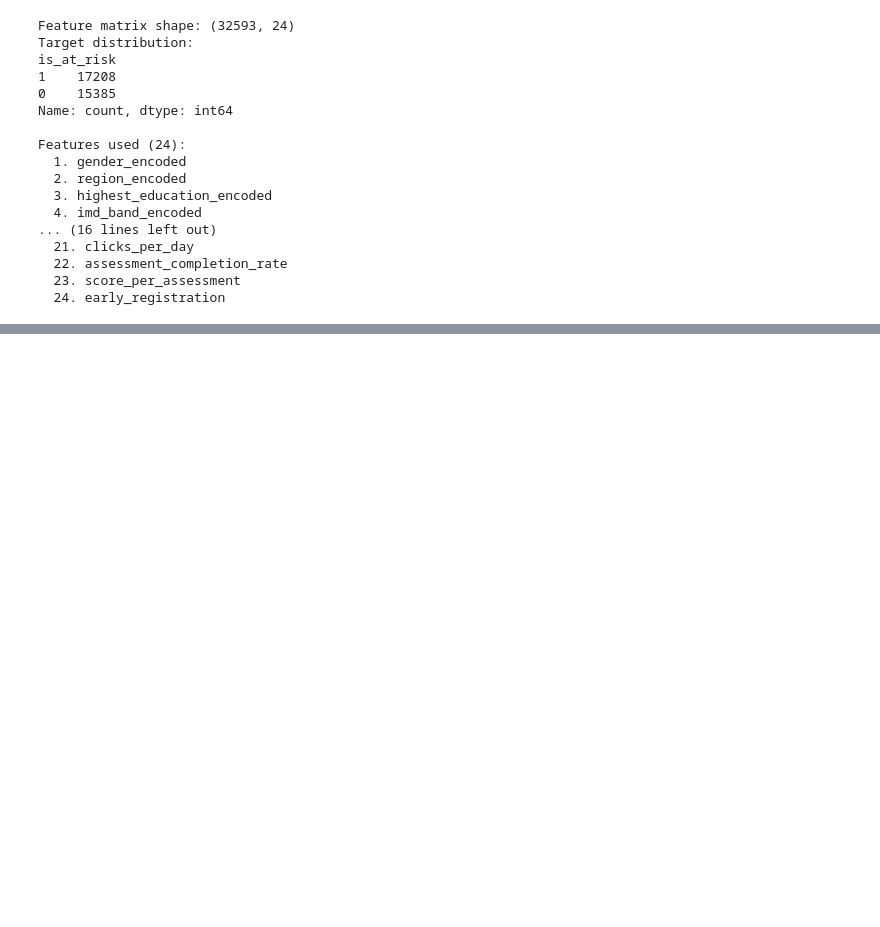
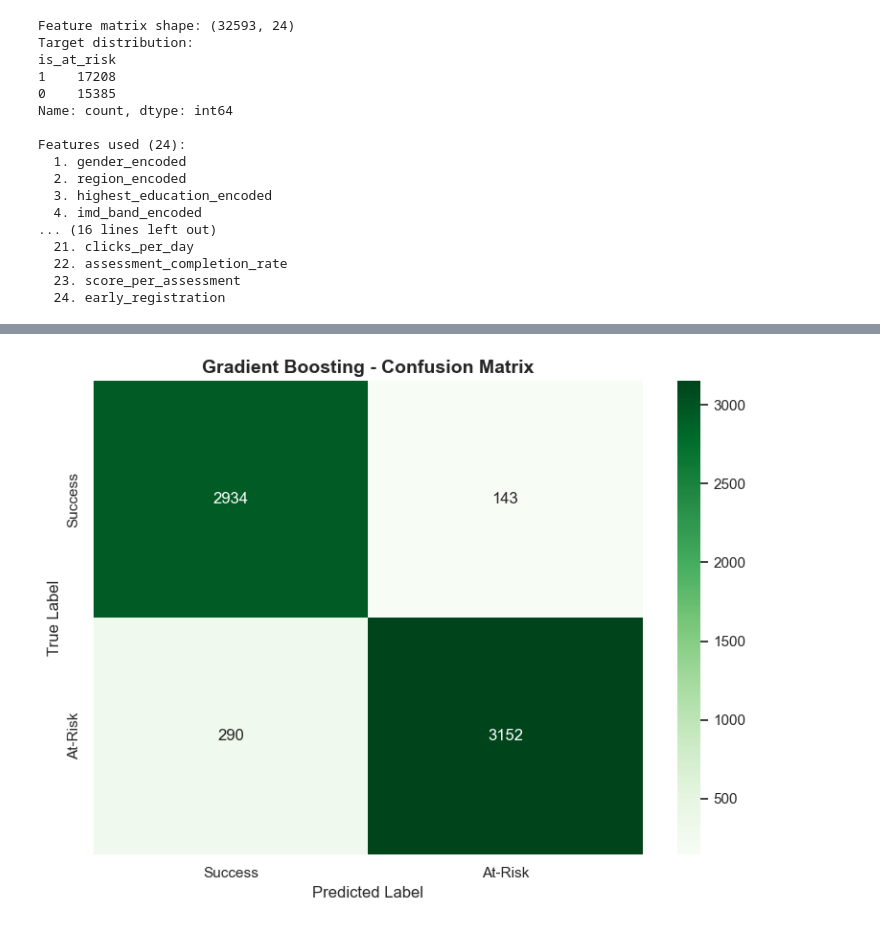
Before and after one commit to SDPcodes/student-performance-analytics, a Jupyter notebook: analytics_notebook.ipynb, the cells around one changed output, grey strips where cells are left out. Saved outputs shown, nothing was run; the diff lists cells and outputs as text; code cells hidden in the pictures; blank space fills up the shorter version.

```diff
--- a/analytics_notebook.ipynb
+++ b/analytics_notebook.ipynb
@@ -724,0 +833,31 @@ Features used (24):
+# %%
+# train
+gb_model = GradientBoostingClassifier(
+    n_estimators=200,
+    max_depth=5,
+    learning_rate=0.1,
+    min_samples_split=5,
+    min_samples_leaf=2,
+    subsample=0.8,
+    random_state=42
+)
+gb_model.fit(X_train_scaled, y_train)
+
+# predict
+gb_pred = gb_model.predict(X_test_scaled)
+gb_pred_proba = gb_model.predict_proba(X_test_scaled)[:, 1]
+
+# Evaluation
+print("=" * 60)
+print("GRADIENT BOOSTING CLASSIFIER - RESULTS")
+print("=" * 60)
+print(f"\nAccuracy: {accuracy_score(y_test, gb_pred):.4f}")
+print(f"F1-Score: {f1_score(y_test, gb_pred):.4f}")
+print(f"ROC-AUC:  {roc_auc_score(y_test, gb_pred_proba):.4f}")
+print(f"\nClassification Report:")
+print(classification_report(y_test, gb_pred, target_names=["Success", "At-Risk"]))
+
+# Cross-validation score
+cv_scores_gb = cross_val_score(gb_model, X_train_scaled, y_train, cv=5, scoring="f1")
+print(f"5-Fold Cross-Validation F1 Scores: {cv_scores_gb.round(4)}")
+print(f"Mean CV F1: {cv_scores_gb.mean():.4f} (+/- {cv_scores_gb.std():.4f})")
@@ -724,0 +885,14 @@ Features used (24):
+# %%
+# confusion matrix for gradient boosting
+fig, ax = plt.subplots(figsize=(8, 6))
+cm_gb = confusion_matrix(y_test, gb_pred)
+sns.heatmap(cm_gb, annot=True, fmt="d", cmap="Greens",
+            xticklabels=["Success", "At-Risk"],
+            yticklabels=["Success", "At-Risk"], ax=ax)
+ax.set_title("Gradient Boosting - Confusion Matrix", fontsize=14, fontweight="bold")
+ax.set_xlabel("Predicted Label")
+ax.set_ylabel("True Label")
+plt.tight_layout()
+plt.show()
+# %% [output]
+[figure, added]
```
Also changed, not shown: parts of 15 cells of this notebook.
